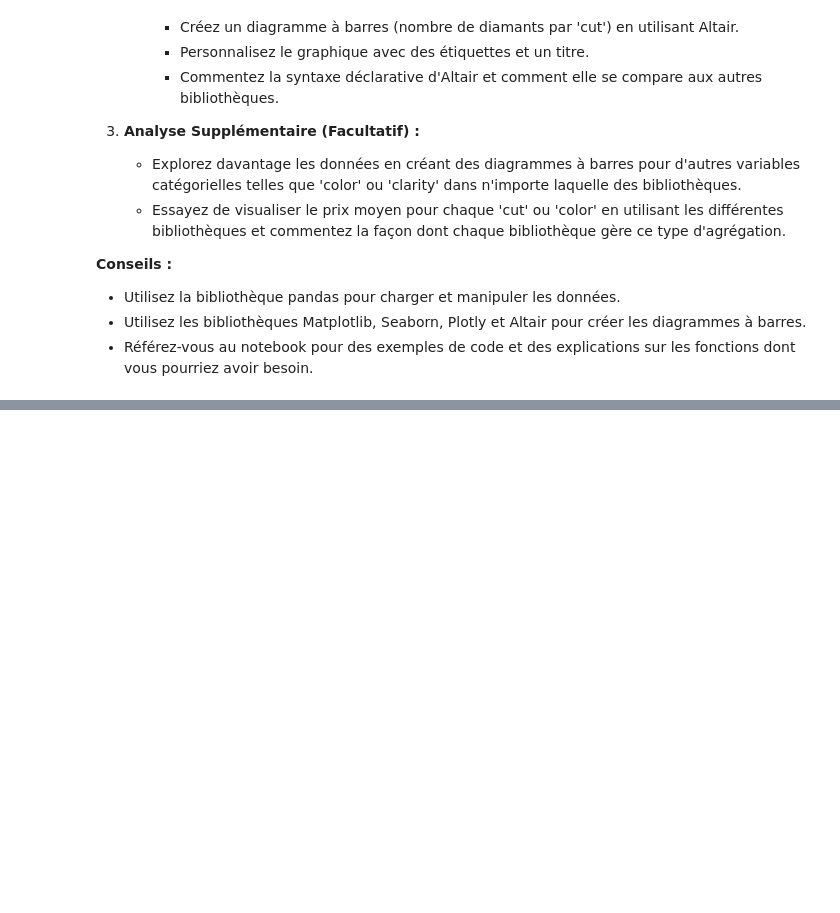
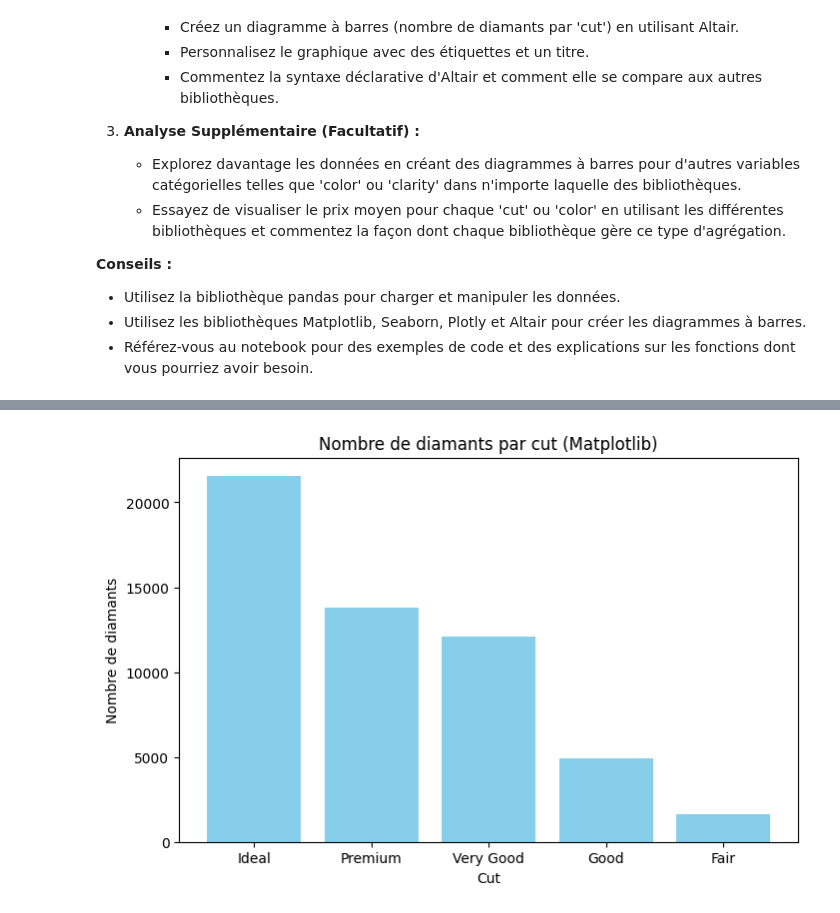
Before and after one commit to rosanajurdi/Data_Visualization_Course_2026, a Jupyter notebook: lab-sessions/lab2-barplots.ipynb, the cells around one changed output, grey strips where cells are left out. Drawn from its saved outputs; the diff is of its cells as text; code cells hidden in the pictures; blank space fills up the shorter version.

```diff
--- a/lab-sessions/lab2-barplots.ipynb
+++ b/lab-sessions/lab2-barplots.ipynb
@@ -86,3 +86,18 @@ Vous disposez d'un ensemble de données contenant des informations sur divers di
 * Utilisez la bibliothèque pandas pour charger et manipuler les données.
 * Utilisez les bibliothèques Matplotlib, Seaborn, Plotly et Altair pour créer les diagrammes à barres.
 * Référez-vous au notebook pour des exemples de code et des explications sur les fonctions dont vous pourriez avoir besoin.
+# %%
+import pandas as pd
+
+# Charger le dataset
+url = "https://raw.githubusercontent.com/TrainingByPackt/Interactive-Data-Visualization-with-Python/master/datasets/diamonds.csv"
+diamonds = pd.read_csv(url)
+
+print("5 premières lignes :")
+print(diamonds.head())
+
+print("\nColonnes et types de données :")
+print(diamonds.dtypes)
+
+print("\n10 premières lignes :")
+print(diamonds.head(10))
@@ -88,0 +122,14 @@ Vous disposez d'un ensemble de données contenant des informations sur divers di
+# %%
+import matplotlib.pyplot as plt
+
+
+cut_counts = diamonds['cut'].value_counts()
+
+plt.figure(figsize=(8,5))
+plt.bar(cut_counts.index, cut_counts.values, color='skyblue')
+plt.xlabel('Cut')
+plt.ylabel('Nombre de diamants')
+plt.title('Nombre de diamants par cut (Matplotlib)')
+plt.show()
+# %% [output]
+[figure, added]
```
Also changed, not shown: parts of 4 cells of this notebook.
